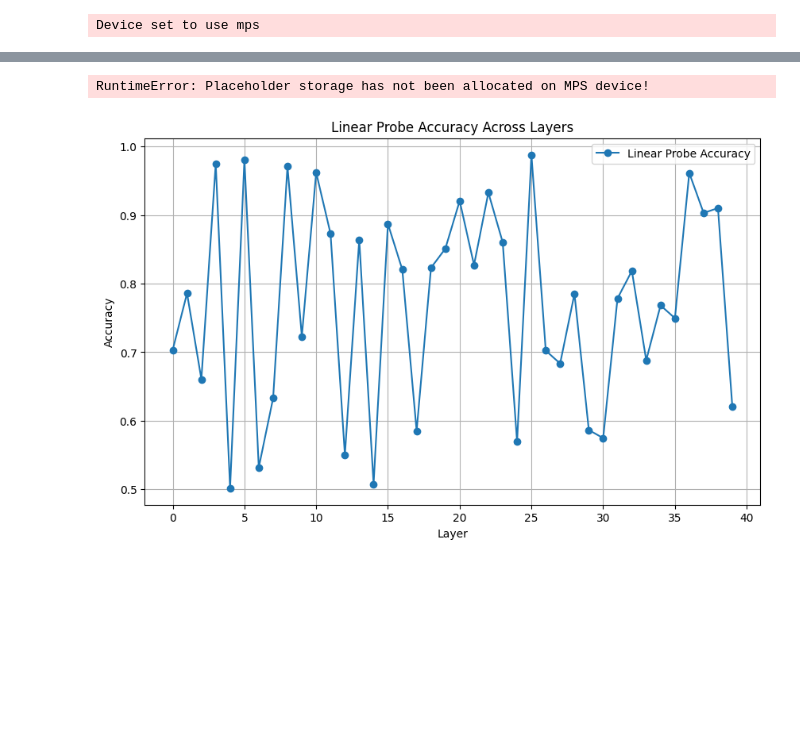
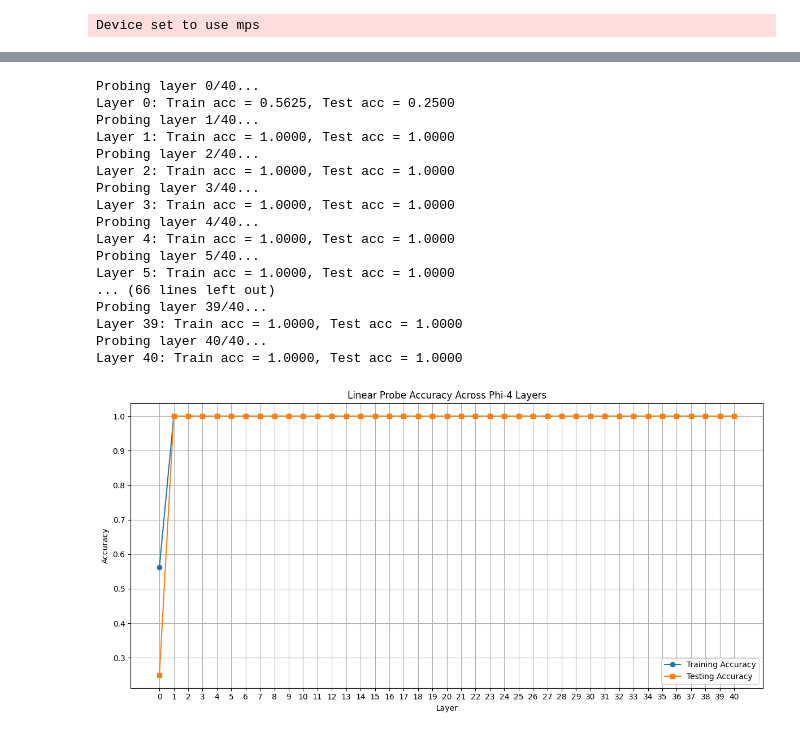
Before and after one commit to j6k4m8/llm_style, a Jupyter notebook: notebooks/1-Formality-Linear-Probe.ipynb, the cells around one changed output, grey strips where cells are left out. Cells and saved outputs as stored; diff of their text form; code cells hidden in the pictures; blank space fills up the shorter version.

Commit message:
feat(LP): impl linear probes

```diff
--- a/notebooks/1-Formality-Linear-Probe.ipynb
+++ b/notebooks/1-Formality-Linear-Probe.ipynb
@@ -26,13 +26,16 @@ pipeline = transformers.pipeline(
 # %% [output]
 Device set to use mps
 # %%
-messages = [
-    {
-        "role": "system",
-        "content": "You are a medieval knight and must provide explanations to modern people.",
-    },
-    {"role": "user", "content": "How should I explain the Internet?"},
-]
+# How to do inference:
 
-outputs = pipeline(messages, max_new_tokens=1)
-print(outputs[0]["generated_text"][-1])
+
+# messages = [
+#     {
+#         "role": "system",
+#         "content": "You are a medieval knight and must provide explanations to modern people.",
+#     },
+#     {"role": "user", "content": "How should I explain the Internet?"},
+# ]
+
+# outputs = pipeline(messages, max_new_tokens=1)
+# print(outputs[0]["generated_text"][-1])
@@ -78,20 +141,41 @@ def linear_probe_results(model, tokenizer, dataset):
 # %%
-# Perform linear probing
-probe_results = linear_probe_results(pipeline.model, pipeline.tokenizer, dataset)
+# Perform linear probing across all layers
+probe_results = linear_probe_all_layers(pipeline.model, pipeline.tokenizer, X_train, y_train, X_test, y_test)
 # %% [output]
-RuntimeError: Placeholder storage has not been allocated on MPS device!
+Probing layer 0/40...
+Layer 0: Train acc = 0.5625, Test acc = 0.2500
+Probing layer 1/40...
+Layer 1: Train acc = 1.0000, Test acc = 1.0000
+Probing layer 2/40...
+Layer 2: Train acc = 1.0000, Test acc = 1.0000
+Probing layer 3/40...
+Layer 3: Train acc = 1.0000, Test acc = 1.0000
+Probing layer 4/40...
+Layer 4: Train acc = 1.0000, Test acc = 1.0000
+Probing layer 5/40...
+Layer 5: Train acc = 1.0000, Test acc = 1.0000
+... (66 lines left out)
+Probing layer 39/40...
+Layer 39: Train acc = 1.0000, Test acc = 1.0000
+Probing layer 40/40...
+Layer 40: Train acc = 1.0000, Test acc = 1.0000
 # %%
-# Extract layers and accuracies
-layers, accuracies = zip(*probe_results)
+# Extract results for plotting
+layers = [result["layer"] for result in probe_results]
+train_accs = [result["train_accuracy"] for result in probe_results]
+test_accs = [result["test_accuracy"] for result in probe_results]
 
 # Plot the results
-plt.figure(figsize=(10, 6))
-plt.plot(layers, accuracies, marker='o', label='Linear Probe Accuracy')
-plt.title('Linear Probe Accuracy Across Layers')
+plt.figure(figsize=(12, 6))
+plt.plot(layers, train_accs, marker='o', label='Training Accuracy')
+plt.plot(layers, test_accs, marker='s', label='Testing Accuracy')
+plt.title('Linear Probe Accuracy Across Phi-4 Layers')
 plt.xlabel('Layer')
 plt.ylabel('Accuracy')
+plt.xticks(layers)
 plt.legend()
 plt.grid(True)
+plt.tight_layout()
 plt.show()
 # %% [output]
-[figure, old version]
+[figure, new version]
```
Also changed, not shown: parts of 5 cells of this notebook.
